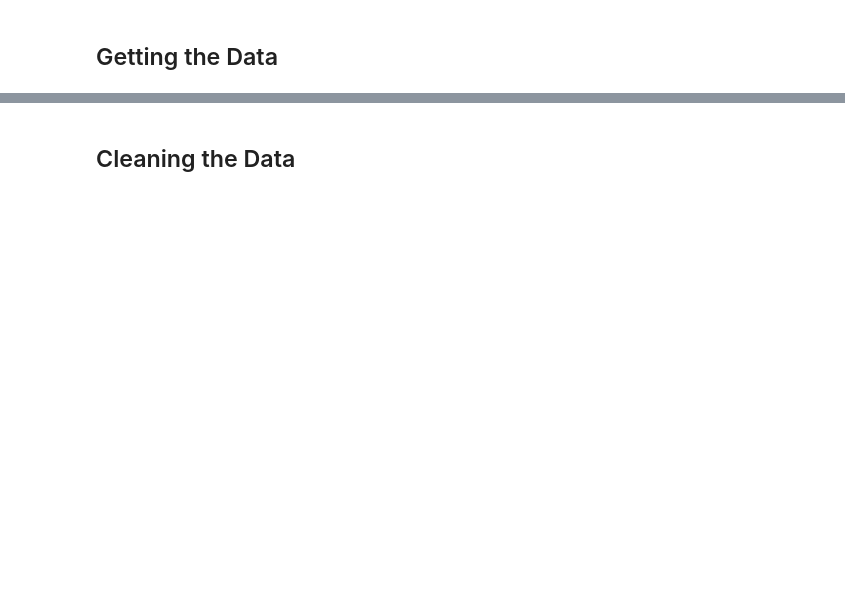
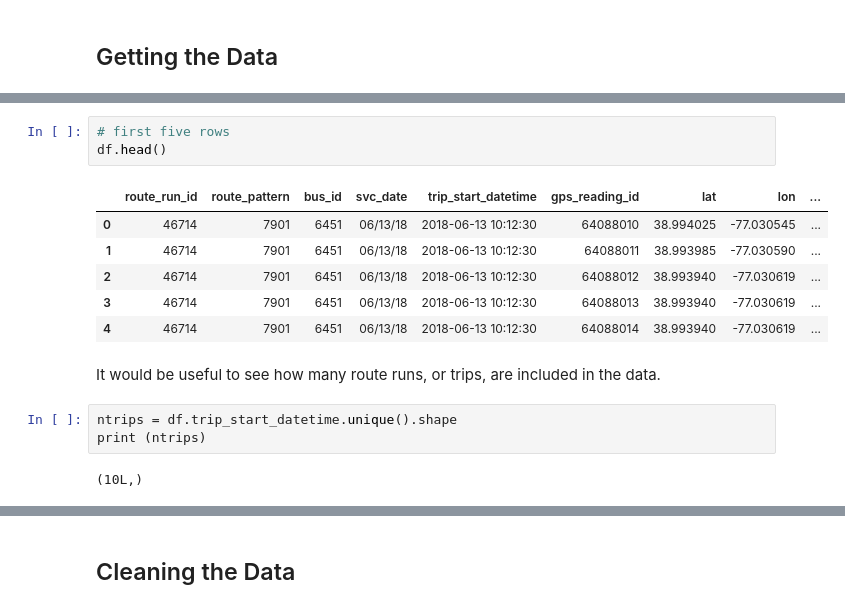
Before and after one commit to ehabebeid/ehabebeid.github.io, a Jupyter notebook: bus_avl/index.ipynb, the cells around one changed output, grey strips where cells are left out. Drawn from its saved outputs; the diff is of its cells as text; blank space fills up the shorter version.

```diff
--- a/bus_avl/index.ipynb
+++ b/bus_avl/index.ipynb
@@ -79,0 +89,17 @@ memory usage: 5.5+ MB
+# %%
+# first five rows
+df.head()
+# %% [output]
+|  | route_run_id | route_pattern | bus_id | svc_date | trip_start_datetime | gps_reading_id | lat | lon | ... |
+| 0 | 46714 | 7901 | 6451 | 06/13/18 | 2018-06-13 10:12:30 | 64088010 | 38.994025 | -77.030545 | ... |
+| 1 | 46714 | 7901 | 6451 | 06/13/18 | 2018-06-13 10:12:30 | 64088011 | 38.993985 | -77.030590 | ... |
+| 2 | 46714 | 7901 | 6451 | 06/13/18 | 2018-06-13 10:12:30 | 64088012 | 38.993940 | -77.030619 | ... |
+| 3 | 46714 | 7901 | 6451 | 06/13/18 | 2018-06-13 10:12:30 | 64088013 | 38.993940 | -77.030619 | ... |
+| 4 | 46714 | 7901 | 6451 | 06/13/18 | 2018-06-13 10:12:30 | 64088014 | 38.993940 | -77.030619 | ... |
+# %% [markdown]
+It would be useful to see how many route runs, or trips, are included in the data.
+# %%
+ntrips = df.trip_start_datetime.unique().shape
+print (ntrips)
+# %% [output]
+(10L,)
```
Also changed, not shown: parts of 15 cells of this notebook.
